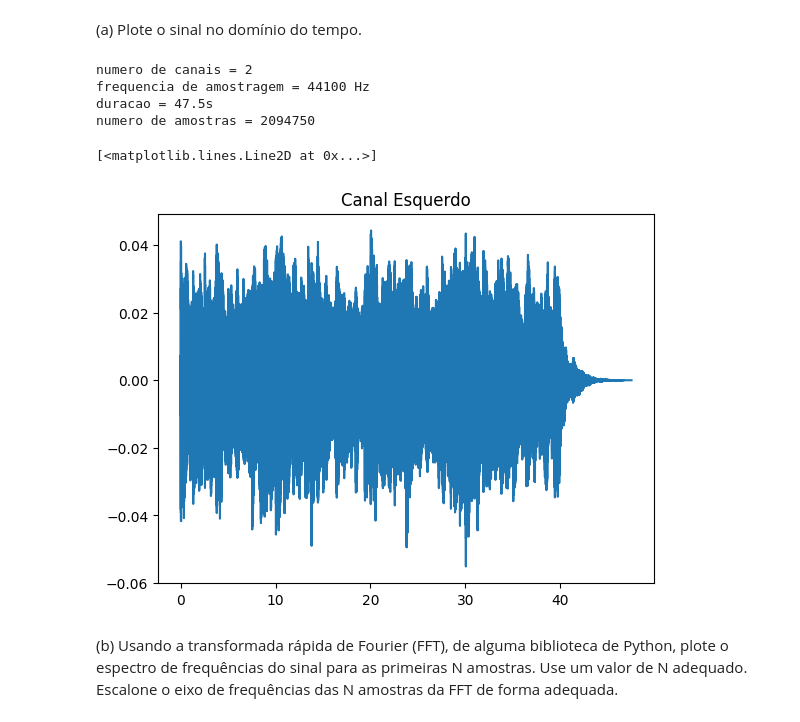
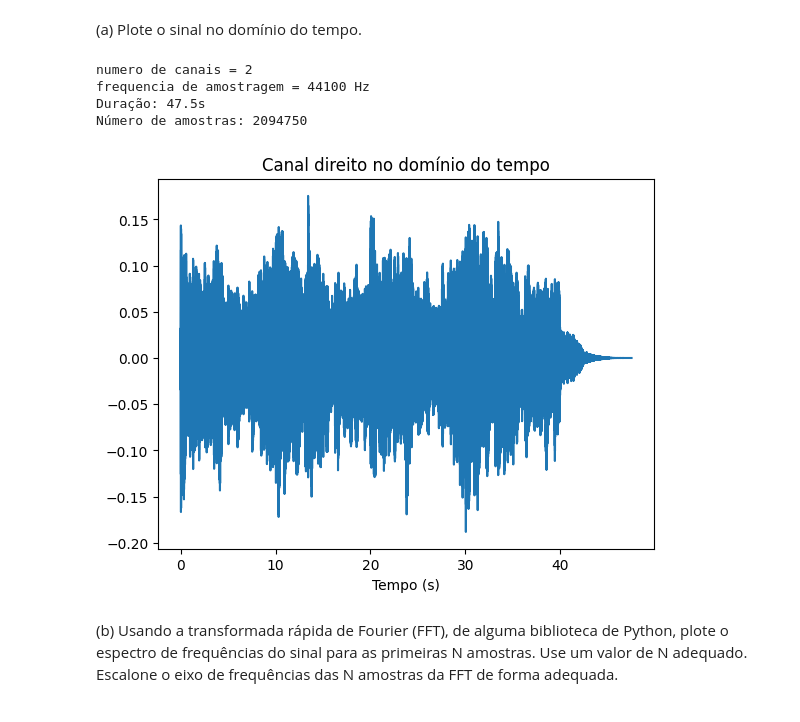
Before and after one commit to raphaelramosds/dsp-interpolator, a Jupyter notebook: codigos-fonte.ipynb, the cells around one changed output. Drawn from its saved outputs; the diff is of its cells as text; code cells hidden in the pictures.

Commit message:
feat: plot on time domain

```diff
--- a/codigos-fonte.ipynb
+++ b/codigos-fonte.ipynb
@@ -13,43 +13,45 @@ Faça o download de um arquivo de áudio em https://freesound.org/browse/. Utili
 # %%
 import numpy as np
 import matplotlib.pyplot as plt
 from math import log
 from scipy.io import wavfile
 
 # Carrega arquivo de áudio
 samplerate, data = wavfile.read('sample_data/689162__deadrobotmusic__soothing-guitar-loop-side-air-guitar-2-96bpm-a-sharp-minor.wav')
 
 # Carrega coeficientes do filtro: L = 3 então a frequencia de corte do filtro é wc = pi/3 rad
 coeffs = np.genfromtxt('sample_data/coeffs_hamming.csv', delimiter=',')
 
 # Carrega o arquivo em dois canais (audio estereo)
 print(f"numero de canais = {data.shape[1]}")
 print(f"frequencia de amostragem = {samplerate} Hz")
 
-# Tempo total = numero de amostras / fs
-length = data.shape[0] / samplerate
-print(f"duracao = {length}s")
-time = np.linspace(0., length, data.shape[0])
-
-# Número de amostras da música
-num_samples=data.shape[0]
-print(f"numero de amostras = {num_samples}")
+# Plot no domínio do tempo de uma sequência x[n] de tempo discreto
+def plot_time_domain(x,sr,title):
+    # Conversão do domínio
+    n = len(x)
+    length = n/sr
+    time = np.linspace(0., length, n)
+    # Informações da sequência
+    print(f"Duração: {length}s")
+    print(f"Número de amostras: {n}")
+    plt.figure()
+    plt.xlabel("Tempo (s)")
+    plt.title(f"{title}")
+    plt.plot(time,x)
 
 # Extrai os canais esquerdo e direito
 data_l = data[:, 0]
 data_r = data[:, 1]
 
 # Plota o sinal no domínio do tempo
-plt.figure(1)
-plt.title("Canal Esquerdo")
-plt.plot(time, data_l)
+plot_time_domain(data_r,samplerate,"Canal direito no domínio do tempo")
 # %% [output]
 numero de canais = 2
 frequencia de amostragem = 44100 Hz
-duracao = 47.5s
-numero de amostras = 2094750
+Duração: 47.5s
+Número de amostras: 2094750
-[<matplotlib.lines.Line2D at 0x...>]
-[figure, old version]
+[figure, new version]
 # %% [markdown]
 (b) Usando a transformada rápida de Fourier (FFT), de alguma biblioteca de Python, plote o espectro de frequências do sinal para as primeiras N amostras. Use um valor de N adequado. Escalone o eixo de frequências das N amostras da FFT de forma adequada.
 # %%
```
Also changed, not shown: parts of 3 cells of this notebook.
